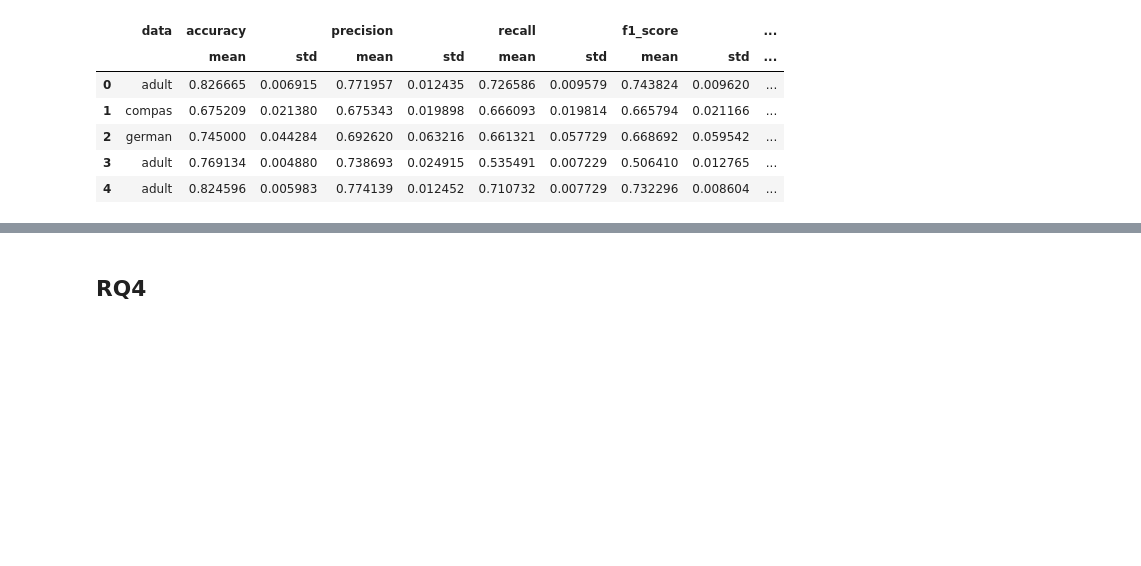
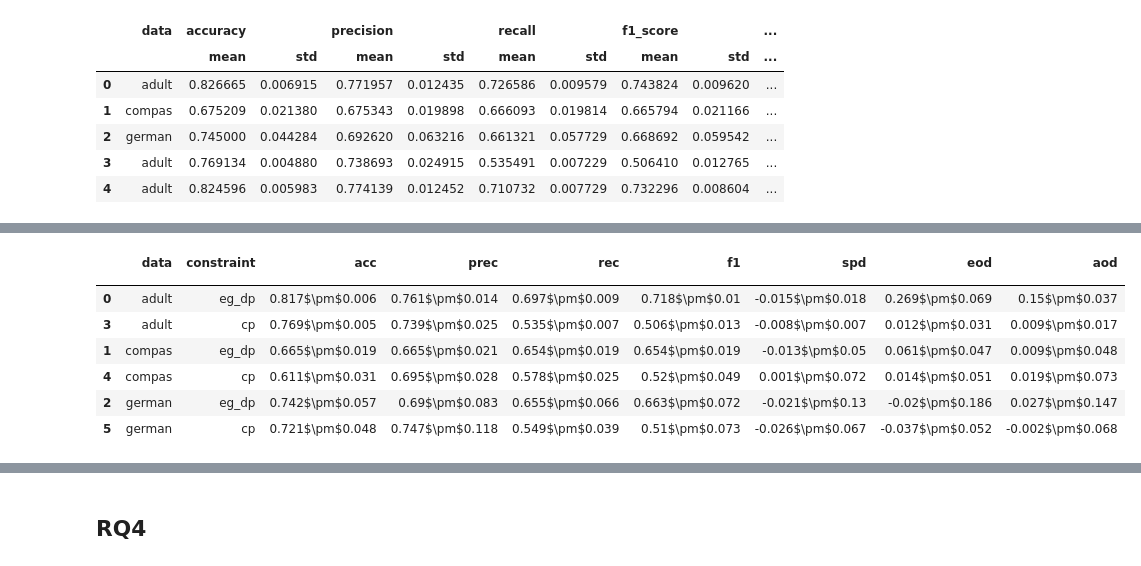
Before and after one commit to giordanoDaloisio/GEG, a Jupyter notebook: analysis.ipynb, the cells around one changed output, grey strips where cells are left out. Saved outputs shown, nothing was run; the diff lists cells and outputs as text; code cells hidden in the pictures; blank space fills up the shorter version.

```diff
--- a/analysis.ipynb
+++ b/analysis.ipynb
@@ -196,0 +277,26 @@ table_tex.to_latex('results_summary_rq2.tex', index=False, escape=False)
+# %%
+grouped_demv = baseline_df.groupby(['data', 'constraint']).agg(['mean', 'std']).reset_index()
+grouped_demv = grouped_demv.drop(columns='fold')
+# %%
+full_data = pd.concat([grouped_demv, grouped_geg[grouped_geg['constraint'] == 'cp']], ignore_index=True)
+# %%
+full_data['acc'] = full_data[('accuracy', 'mean')].round(3).astype(str) + '$\pm$' + full_data[('accuracy', 'std')].round(3).astype(str)
+full_data['prec'] = full_data[('precision', 'mean')].round(3).astype(str) + '$\pm$' + full_data[('precision', 'std')].round(3).astype(str)
+full_data['rec'] = full_data[('recall', 'mean')].round(3).astype(str) + '$\pm$' + full_data[('recall', 'std')].round(3).astype(str)
+full_data['f1'] = full_data[('f1_score', 'mean')].round(3).astype(str) + '$\pm$' + full_data[('f1_score', 'std')].round(3).astype(str)
+full_data['spd'] = full_data[('statistical_parity', 'mean')].round(3).astype(str) + '$\pm$' + full_data[('statistical_parity', 'std')].round(3).astype(str)
+full_data['eod'] = full_data[('equal_opportunity', 'mean')].round(3).astype(str) + '$\pm$' + full_data[('equal_opportunity', 'std')].round(3).astype(str)
+full_data['aod'] = full_data[('average_odds', 'mean')].round(3).astype(str) + '$\pm$' + full_data[('average_odds', 'std')].round(3).astype(str)
+full_data.sort_values(by=['data'], inplace=True)
+table_tex = full_data.drop(columns=['accuracy', 'precision', 'recall', 'f1_score', 'statistical_parity', 'equal_opportunity', 'average_odds'], axis=1)
+# %%
+table_tex
+# %% [output]
+|  | data | constraint | acc | prec | rec | f1 | spd | eod | aod |
+|  |  |  |  |  |  |  |  |  |  |
+| 0 | adult | eg_dp | 0.817$\pm$0.006 | 0.761$\pm$0.014 | 0.697$\pm$0.009 | 0.718$\pm$0.01 | -0.015$\pm$0.018 | 0.269$\pm$0.069 | 0.15$\pm$0.037 |
+| 3 | adult | cp | 0.769$\pm$0.005 | 0.739$\pm$0.025 | 0.535$\pm$0.007 | 0.506$\pm$0.013 | -0.008$\pm$0.007 | 0.012$\pm$0.031 | 0.009$\pm$0.017 |
+| 1 | compas | eg_dp | 0.665$\pm$0.019 | 0.665$\pm$0.021 | 0.654$\pm$0.019 | 0.654$\pm$0.019 | -0.013$\pm$0.05 | 0.061$\pm$0.047 | 0.009$\pm$0.048 |
+| 4 | compas | cp | 0.611$\pm$0.031 | 0.695$\pm$0.028 | 0.578$\pm$0.025 | 0.52$\pm$0.049 | 0.001$\pm$0.072 | 0.014$\pm$0.051 | 0.019$\pm$0.073 |
+| 2 | german | eg_dp | 0.742$\pm$0.057 | 0.69$\pm$0.083 | 0.655$\pm$0.066 | 0.663$\pm$0.072 | -0.021$\pm$0.13 | -0.02$\pm$0.186 | 0.027$\pm$0.147 |
+| 5 | german | cp | 0.721$\pm$0.048 | 0.747$\pm$0.118 | 0.549$\pm$0.039 | 0.51$\pm$0.073 | -0.026$\pm$0.067 | -0.037$\pm$0.052 | -0.002$\pm$0.068 |
```
Also changed, not shown: parts of 21 cells of this notebook, 13 other files.
